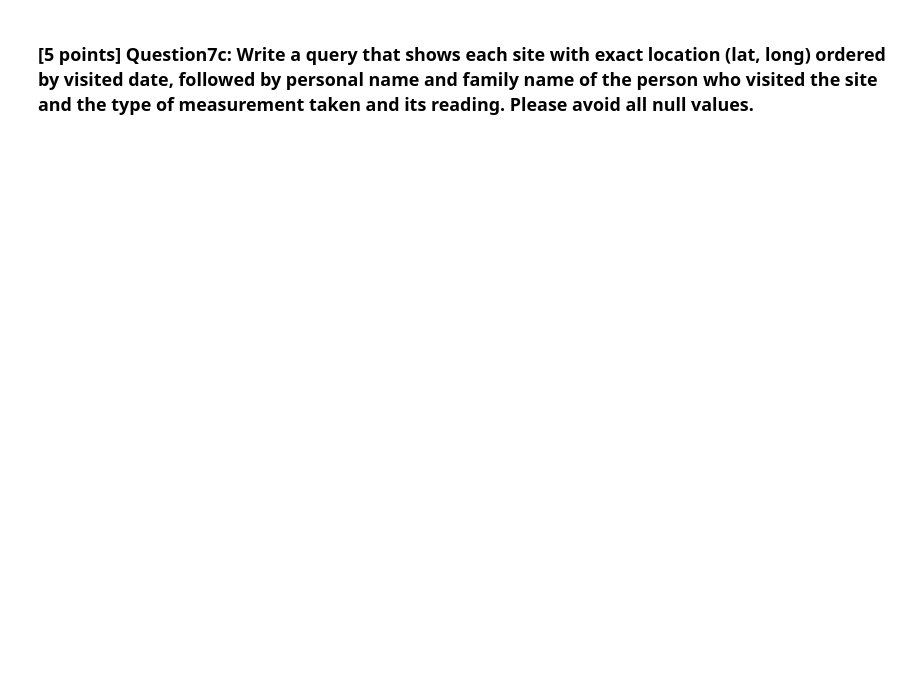
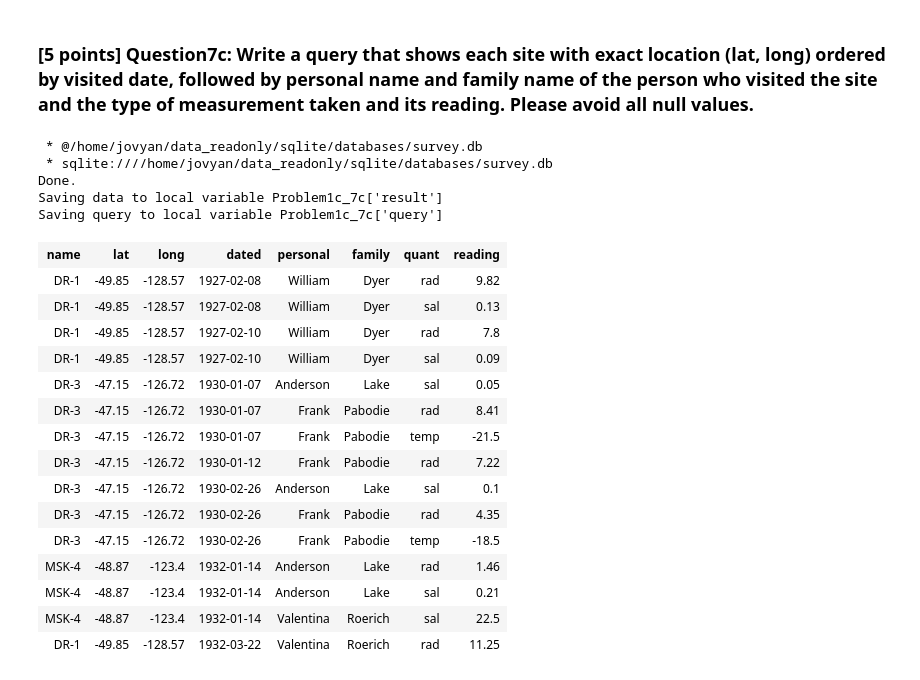
Before and after one commit to jonchang03/cs513-data-cleaning, a Jupyter notebook: sqlite/Problem1_SqliteIntroduction.ipynb, the cells around one changed output. Drawn from its saved outputs; the diff is of its cells as text; code cells hidden in the pictures; blank space fills up the shorter version.

Commit message:
finished sqlite

```diff
--- a/sqlite/Problem1_SqliteIntroduction.ipynb
+++ b/sqlite/Problem1_SqliteIntroduction.ipynb
@@ -215,3 +492,38 @@ Problem1c_7c <<
+# %%
+%%sql
+Problem1c_7c <<
+-- Your query here. Don't change variable name.
+-- select something from some_table
+SELECT Site.name, Site.lat, Site.long, Visited.dated, Person.personal, Person.family, Survey.quant, Survey.reading
+FROM Site JOIN Visited JOIN Survey JOIN Person
+ON Site.name = Visited.site
+AND Visited.id = Survey.taken
+AND Survey.person = Person.id
+WHERE Survey.person IS NOT NULL
+AND Visited.dated IS NOT NULL
+ORDER BY Visited.dated;
+# %% [output]
+ * @/home/jovyan/data_readonly/sqlite/databases/survey.db
+ * sqlite:////home/jovyan/data_readonly/sqlite/databases/survey.db
+Done.
+Saving data to local variable Problem1c_7c['result']
+Saving query to local variable Problem1c_7c['query']
+| name | lat | long | dated | personal | family | quant | reading |
+| DR-1 | -49.85 | -128.57 | 1927-02-08 | William | Dyer | rad | 9.82 |
+| DR-1 | -49.85 | -128.57 | 1927-02-08 | William | Dyer | sal | 0.13 |
+| DR-1 | -49.85 | -128.57 | 1927-02-10 | William | Dyer | rad | 7.8 |
+| DR-1 | -49.85 | -128.57 | 1927-02-10 | William | Dyer | sal | 0.09 |
+| DR-3 | -47.15 | -126.72 | 1930-01-07 | Anderson | Lake | sal | 0.05 |
+| DR-3 | -47.15 | -126.72 | 1930-01-07 | Frank | Pabodie | rad | 8.41 |
+| DR-3 | -47.15 | -126.72 | 1930-01-07 | Frank | Pabodie | temp | -21.5 |
+| DR-3 | -47.15 | -126.72 | 1930-01-12 | Frank | Pabodie | rad | 7.22 |
+| DR-3 | -47.15 | -126.72 | 1930-02-26 | Anderson | Lake | sal | 0.1 |
+| DR-3 | -47.15 | -126.72 | 1930-02-26 | Frank | Pabodie | rad | 4.35 |
+| DR-3 | -47.15 | -126.72 | 1930-02-26 | Frank | Pabodie | temp | -18.5 |
+| MSK-4 | -48.87 | -123.4 | 1932-01-14 | Anderson | Lake | rad | 1.46 |
+| MSK-4 | -48.87 | -123.4 | 1932-01-14 | Anderson | Lake | sal | 0.21 |
+| MSK-4 | -48.87 | -123.4 | 1932-01-14 | Valentina | Roerich | sal | 22.5 |
+| DR-1 | -49.85 | -128.57 | 1932-03-22 | Valentina | Roerich | rad | 11.25 |
 # %%
 # Run this cell to see expected output of previous query
 %sql_expected_output Problem1c_7c
```
Also changed, not shown: parts of 38 cells of this notebook, 1 other file.
